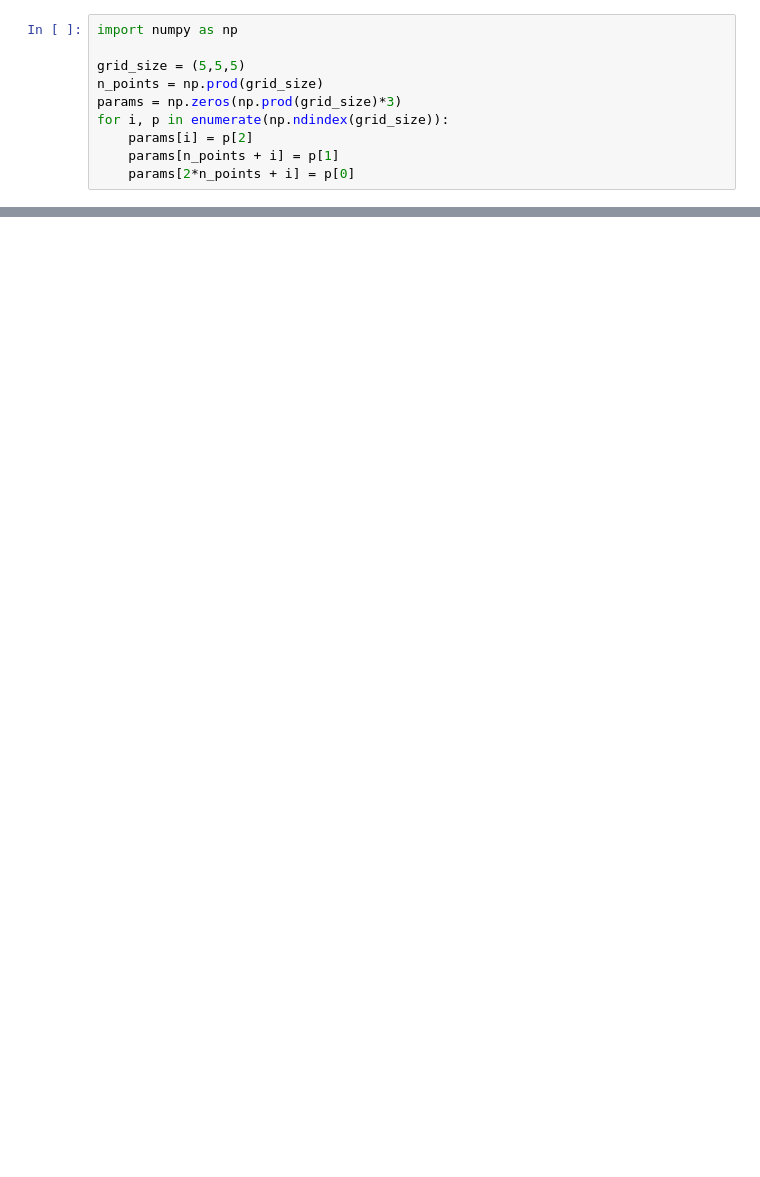
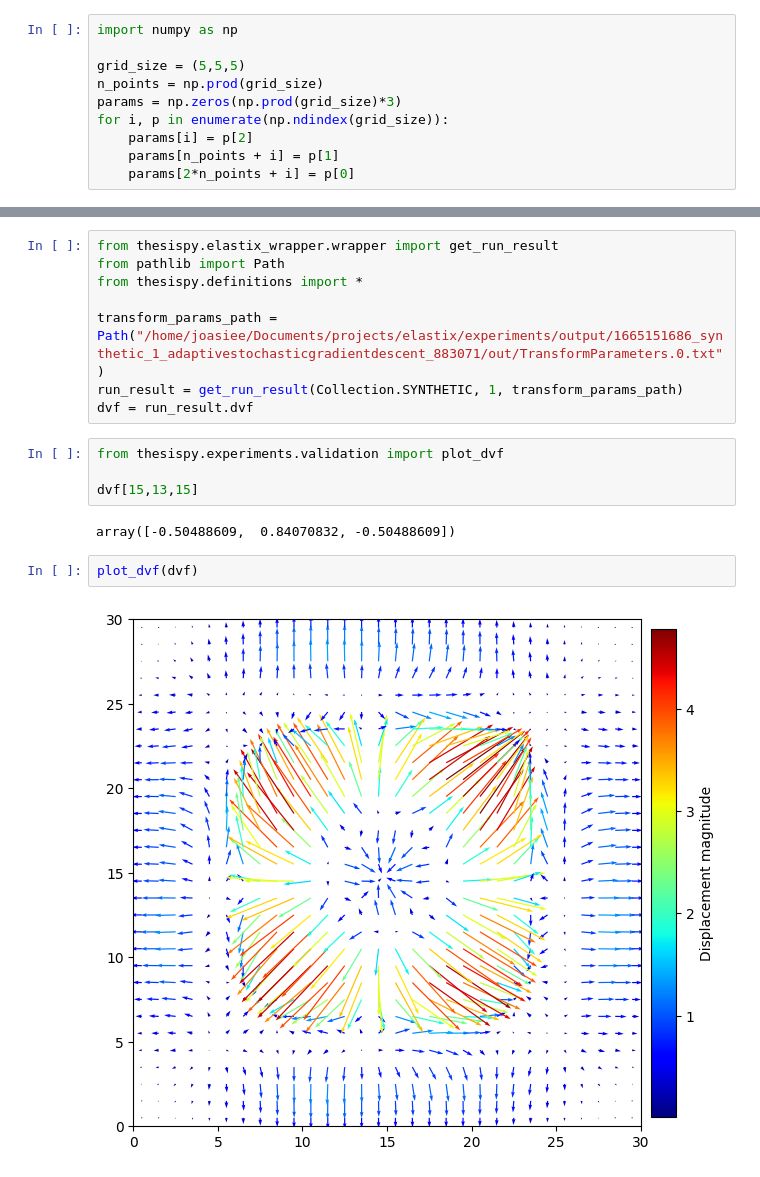
Before and after one commit to joasiee/elastix, a Jupyter notebook: experiments/notebooks/tests.ipynb, the cells around one changed output, grey strips where cells are left out. Cells and saved outputs as stored; diff of their text form; blank space fills up the shorter version.

```diff
--- a/experiments/notebooks/tests.ipynb
+++ b/experiments/notebooks/tests.ipynb
@@ -26,0 +47,18 @@ x[0, 32]
+# %%
+from thesispy.elastix_wrapper.wrapper import get_run_result
+from pathlib import Path
+from thesispy.definitions import *
+
+transform_params_path = Path("/home/joasiee/Documents/projects/elastix/experiments/output/1665151686_synthetic_1_adaptivestochasticgradientdescent_883071/out/TransformParameters.0.txt")
+run_result = get_run_result(Collection.SYNTHETIC, 1, transform_params_path)
+dvf = run_result.dvf
+# %%
+from thesispy.experiments.validation import plot_dvf
+
+dvf[15,13,15]
+# %% [output]
+array([-0.50488609,  0.84070832, -0.50488609])
+# %%
+plot_dvf(dvf)
+# %% [output]
+[figure, added]
```
Also changed, not shown: parts of 5 cells of this notebook, 4 other files.
